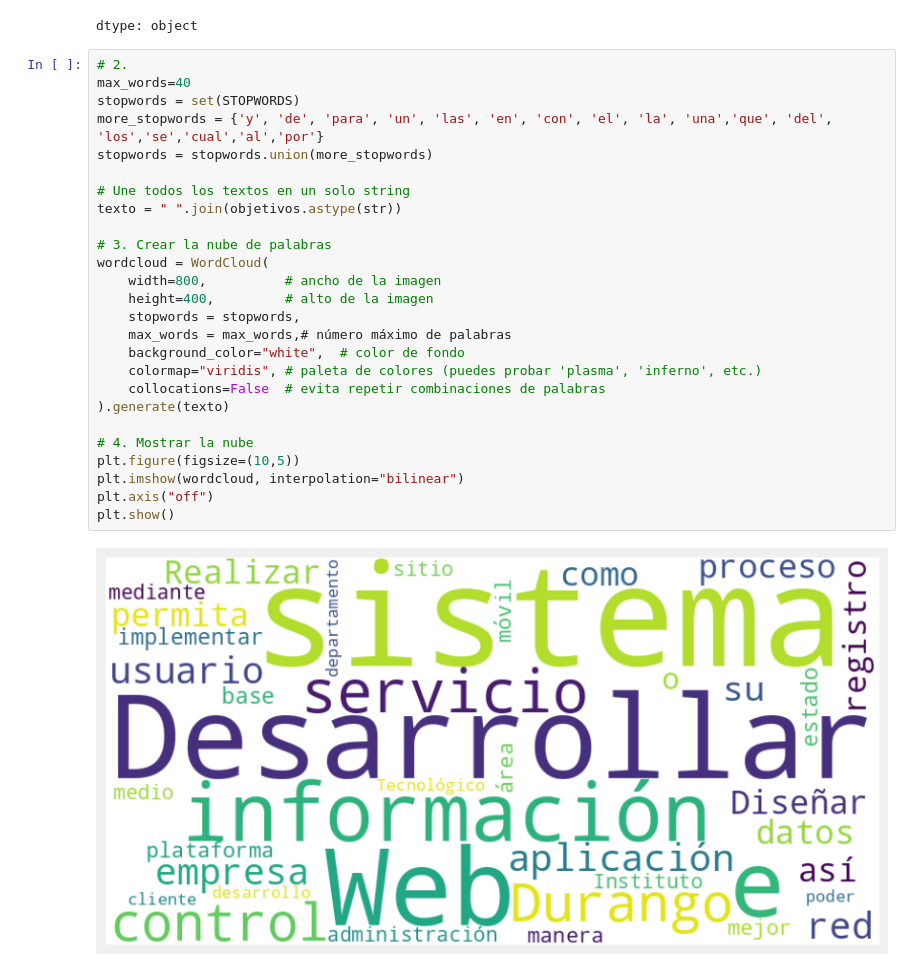
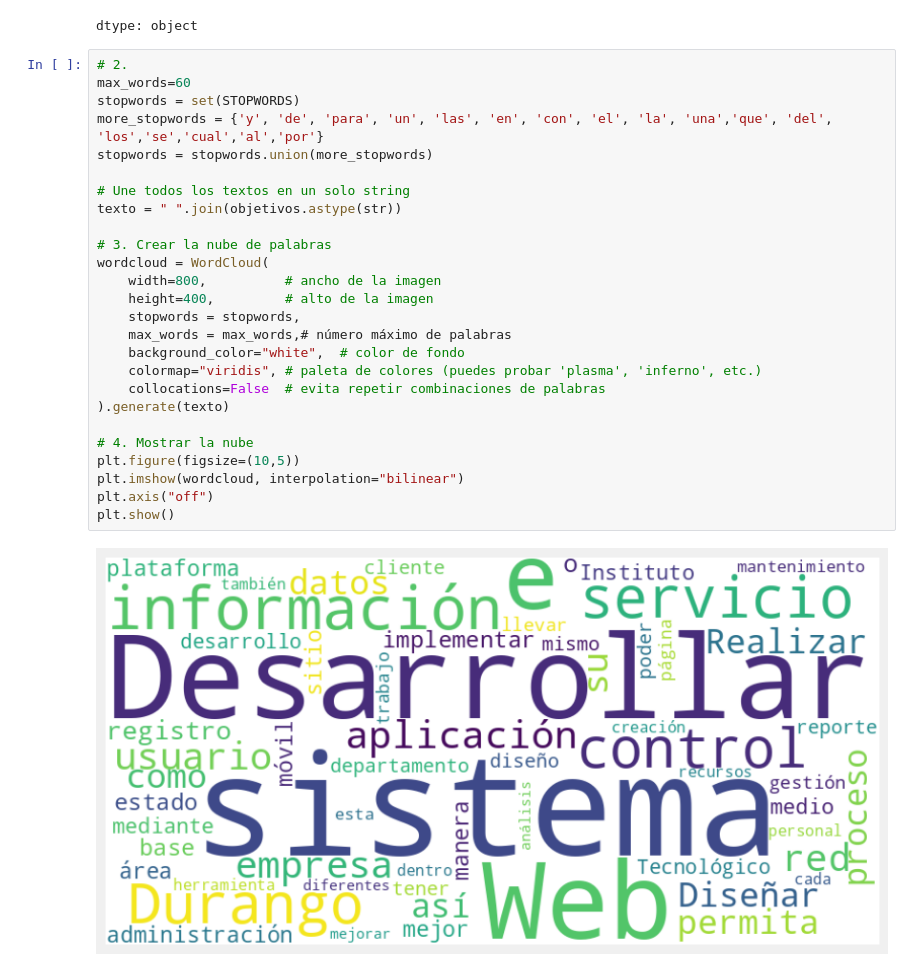
Before and after one commit to Jose-Gabriel-Rodriguez/Investigacion, a Jupyter notebook: residencias/AnalisisDeResidencias.ipynb, the cells around one changed output. Drawn from its saved outputs; the diff is of its cells as text.

```diff
--- a/residencias/AnalisisDeResidencias.ipynb
+++ b/residencias/AnalisisDeResidencias.ipynb
@@ -915,29 +926,29 @@ objetivos.head()
 dtype: object
 # %%
 # 2.
-max_words=40
+max_words=60
 stopwords = set(STOPWORDS)
 more_stopwords = {'y', 'de', 'para', 'un', 'las', 'en', 'con', 'el', 'la', 'una','que', 'del', 'los','se','cual','al','por'}
 stopwords = stopwords.union(more_stopwords)
 
 # Une todos los textos en un solo string
 texto = " ".join(objetivos.astype(str))
 
 # 3. Crear la nube de palabras
 wordcloud = WordCloud(
     width=800,          # ancho de la imagen
     height=400,         # alto de la imagen
     stopwords = stopwords,
     max_words = max_words,# número máximo de palabras
     background_color="white",  # color de fondo
     colormap="viridis", # paleta de colores (puedes probar 'plasma', 'inferno', etc.)
     collocations=False  # evita repetir combinaciones de palabras
 ).generate(texto)
 
 # 4. Mostrar la nube
 plt.figure(figsize=(10,5))
 plt.imshow(wordcloud, interpolation="bilinear")
 plt.axis("off")
 plt.show()
 # %% [output]
-[figure, old version]
+[figure, new version]
```
Also changed, not shown: parts of 19 cells of this notebook.
